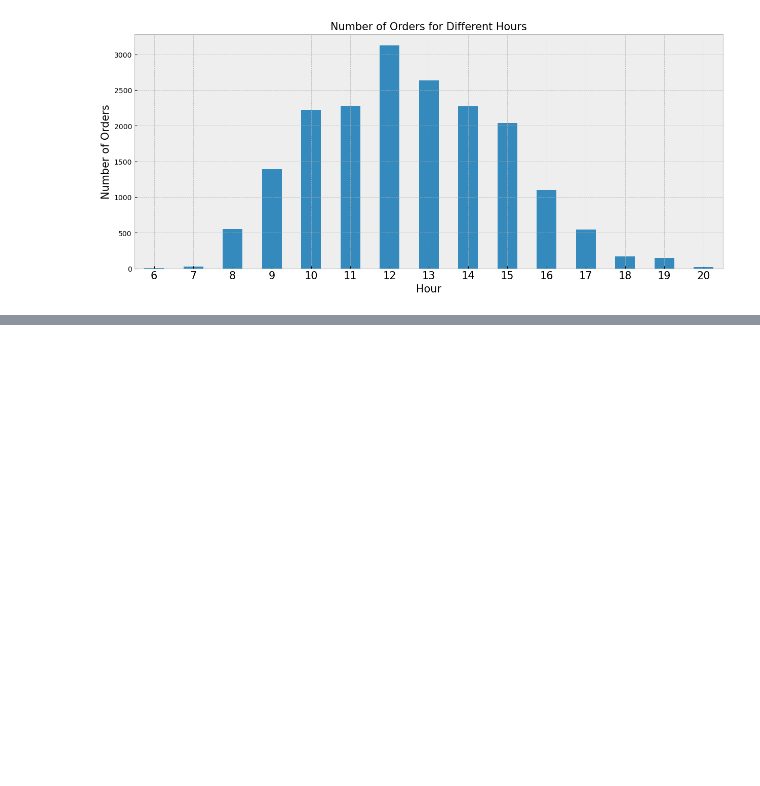
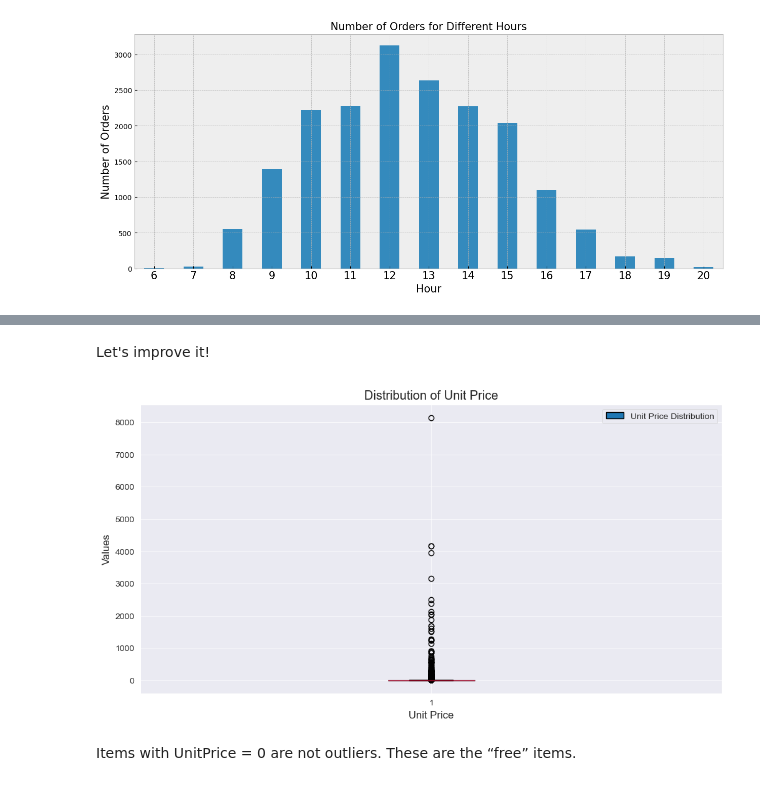
Before and after one commit to LeonardoSMSoares/Recommender-Systems-with-Python, a Jupyter notebook: Applied Recommender Systems with Python/Ch2 - Market Basket Analysis.ipynb, the cells around one changed output, grey strips where cells are left out. Drawn from its saved outputs; the diff is of its cells as text; code cells hidden in the pictures; blank space fills up the shorter version.

```diff
--- a/Applied Recommender Systems with Python/Ch2 - Market Basket Analysis.ipynb
+++ b/Applied Recommender Systems with Python/Ch2 - Market Basket Analysis.ipynb
@@ -320,0 +355,31 @@ plt.show()
+# %% [markdown]
+Let's improve it!
+# %%
+# checking the distribution of unit price
+plt.subplots(figsize=(12,6))
+
+# Using darkgrid style for better visualization
+sns.set_style('darkgrid')
+
+# Applying boxplot visualization on Unit Price
+box = plt.boxplot(df1['UnitPrice'], patch_artist=True)
+
+# Adding colors and legend
+colors = ['#1f77b4']  # You can choose any color you like
+for patch, color in zip(box['boxes'], colors):
+    patch.set_facecolor(color)
+
+# Adding a legend
+plt.legend([box["boxes"][0]], ['Unit Price Distribution'], loc='upper right')
+
+# Adding labels and title
+plt.xlabel('Unit Price')
+plt.ylabel('Values')
+plt.title('Distribution of Unit Price')
+
+# Display the plot
+plt.show()
+# %% [output]
+[figure, added]
+# %% [markdown]
+Items with UnitPrice = 0 are not outliers. These are the “free” items.
```
Also changed, not shown: parts of 52 cells of this notebook, 5 other files.
